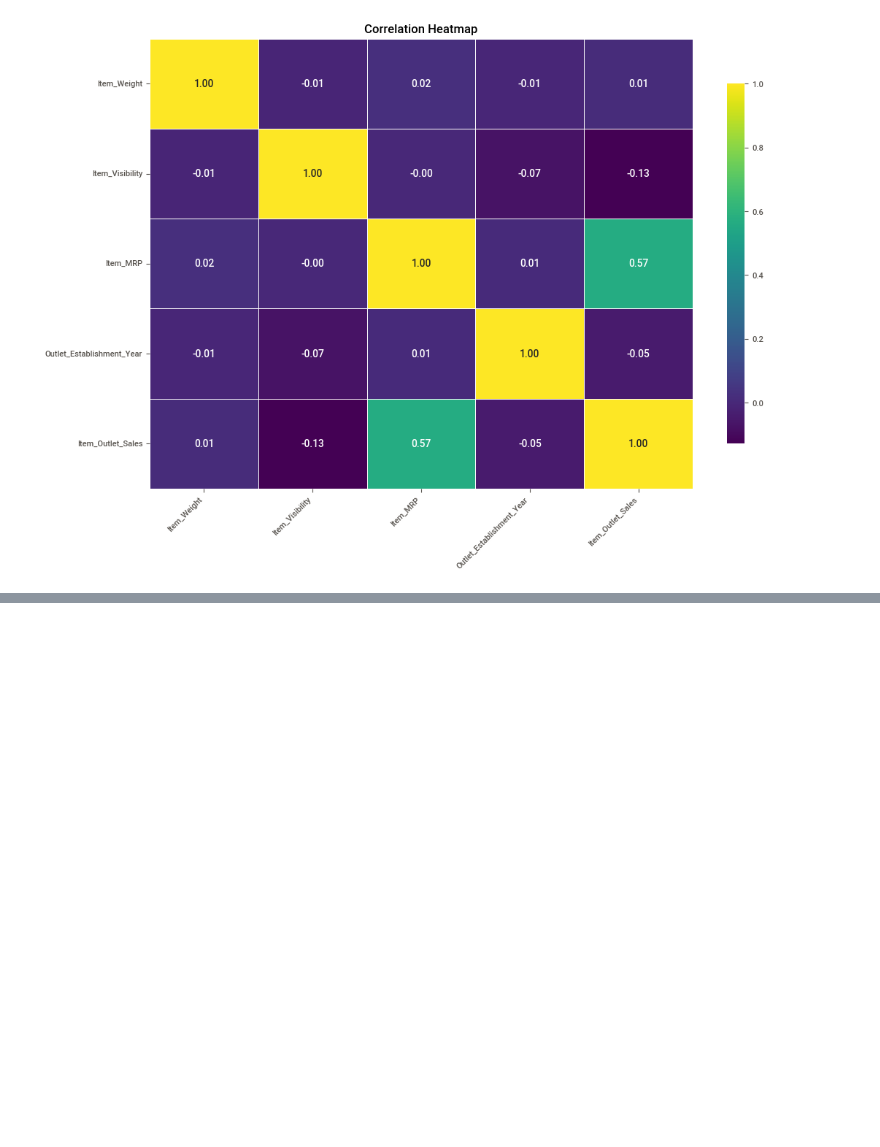
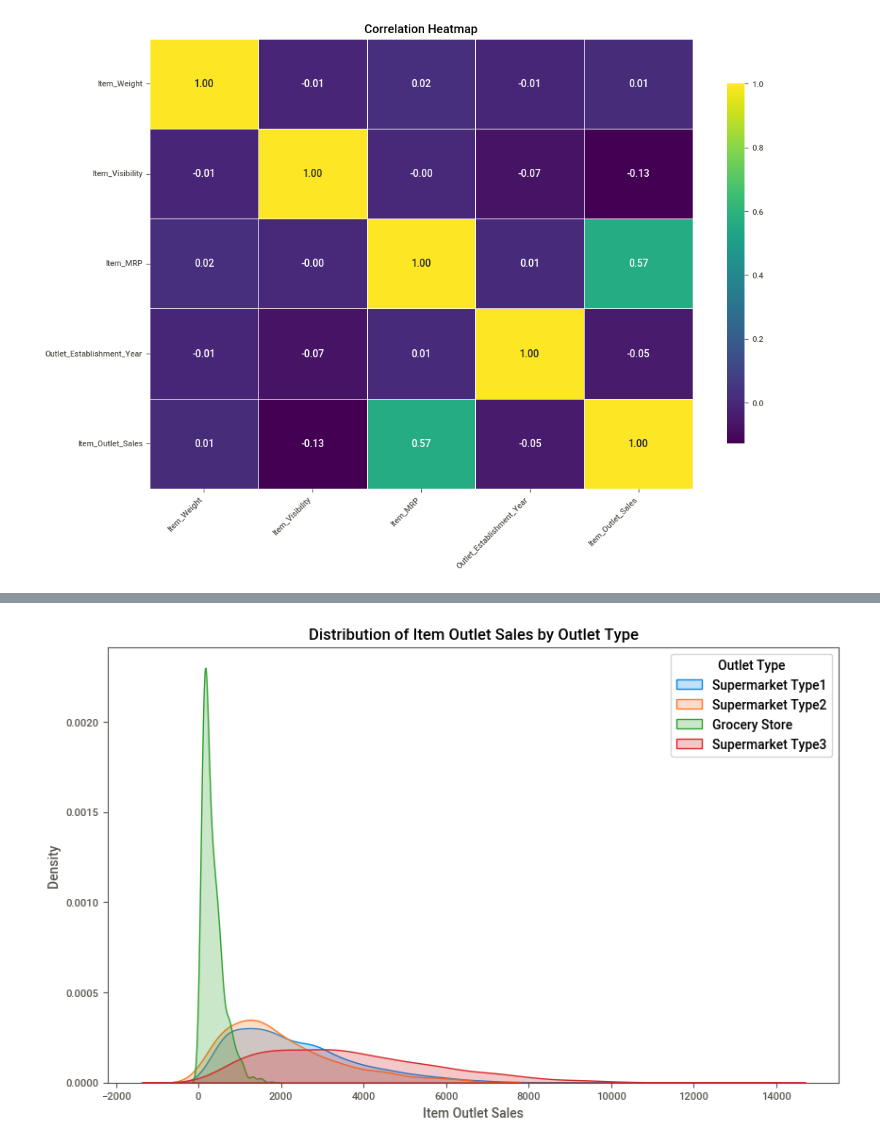
Before and after one commit to uttkarshagupta/Sales-Performance-Customer-Segmentation-using-End-to-End-Data-Analysis-and-machine-learning-project, a Jupyter notebook: Sales_Prediction.ipynb, the cells around one changed output, grey strips where cells are left out. Cells and saved outputs as stored; diff of their text form; code cells hidden in the pictures; blank space fills up the shorter version.

```diff
--- a/Sales_Prediction.ipynb
+++ b/Sales_Prediction.ipynb
@@ -310,0 +335,13 @@ fig.show()
+# %%
+# Dist plot by 'Outlet_Type' for 'Item_Outlet_Sales'
+plt.figure(figsize=(10, 6))
+for outlet_type in df_Train['Outlet_Type'].unique():
+    sns.kdeplot(df_Train[df_Train['Outlet_Type'] == outlet_type]['Item_Outlet_Sales'], label=outlet_type, fill=True)
+
+plt.title('Distribution of Item Outlet Sales by Outlet Type')
+plt.xlabel('Item Outlet Sales')
+plt.ylabel('Density')
+plt.legend(title='Outlet Type')
+plt.show()
+# %% [output]
+[figure, added]
```
Also changed, not shown: parts of 23 cells of this notebook.
